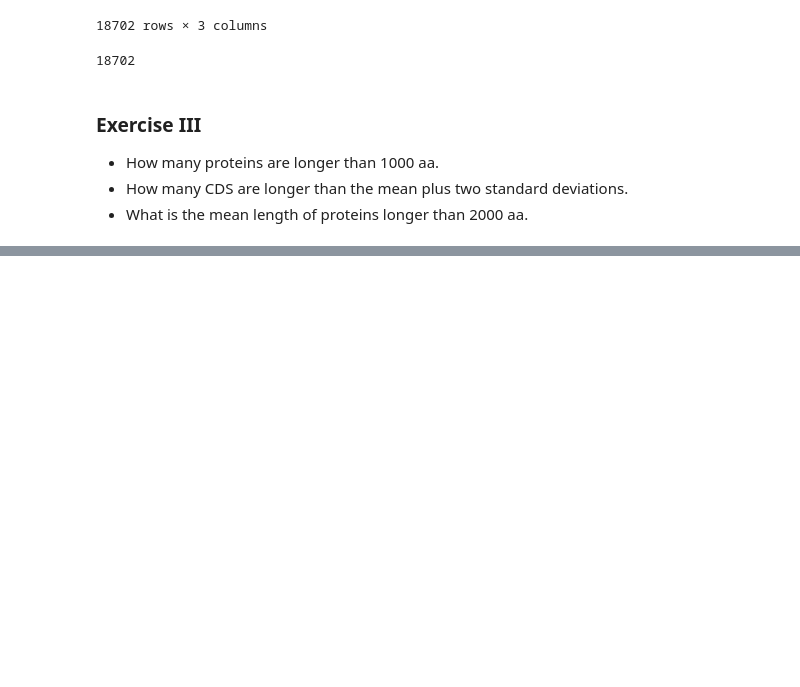
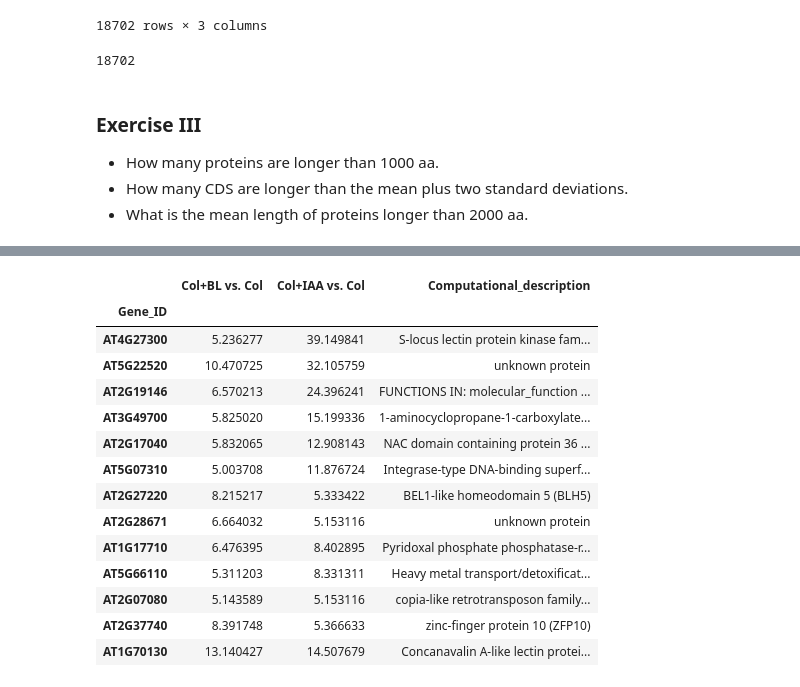
Before and after one commit to JanaSperschneider/Python_Intro_ANU_RSB, a Jupyter notebook: PythonProgramming_Session4.ipynb, the cells around one changed output, grey strips where cells are left out. Cells and saved outputs as stored; diff of their text form; code cells hidden in the pictures; blank space fills up the shorter version.

```diff
--- a/PythonProgramming_Session4.ipynb
+++ b/PythonProgramming_Session4.ipynb
@@ -324,0 +420,19 @@ ara_df[ara_df['CDS_length'] > ara_df['CDS_length'].mean()]
+# %%
+###Double indexing "and"
+excel_df[(excel_df['Col+BL vs. Col'] > 5) & (excel_df['Col+IAA vs. Col'] > 5)]
+# %% [output]
+|  | Col+BL vs. Col | Col+IAA vs. Col | Computational_description |
+| Gene_ID |  |  |  |
+| AT4G27300 | 5.236277 | 39.149841 | S-locus lectin protein kinase fam... |
+| AT5G22520 | 10.470725 | 32.105759 | unknown protein |
+| AT2G19146 | 6.570213 | 24.396241 | FUNCTIONS IN: molecular_function ... |
+| AT3G49700 | 5.825020 | 15.199336 | 1-aminocyclopropane-1-carboxylate... |
+| AT2G17040 | 5.832065 | 12.908143 | NAC domain containing protein 36 ... |
+| AT5G07310 | 5.003708 | 11.876724 | Integrase-type DNA-binding superf... |
+| AT2G27220 | 8.215217 | 5.333422 | BEL1-like homeodomain 5 (BLH5) |
+| AT2G28671 | 6.664032 | 5.153116 | unknown protein |
+| AT1G17710 | 6.476395 | 8.402895 | Pyridoxal phosphate phosphatase-r... |
+| AT5G66110 | 5.311203 | 8.331311 | Heavy metal transport/detoxificat... |
+| AT2G07080 | 5.143589 | 5.153116 | copia-like retrotransposon family... |
+| AT2G37740 | 8.391748 | 5.366633 | zinc-finger protein 10 (ZFP10) |
+| AT1G70130 | 13.140427 | 14.507679 | Concanavalin A-like lectin protei... |
```
Also changed, not shown: parts of 25 cells of this notebook.
